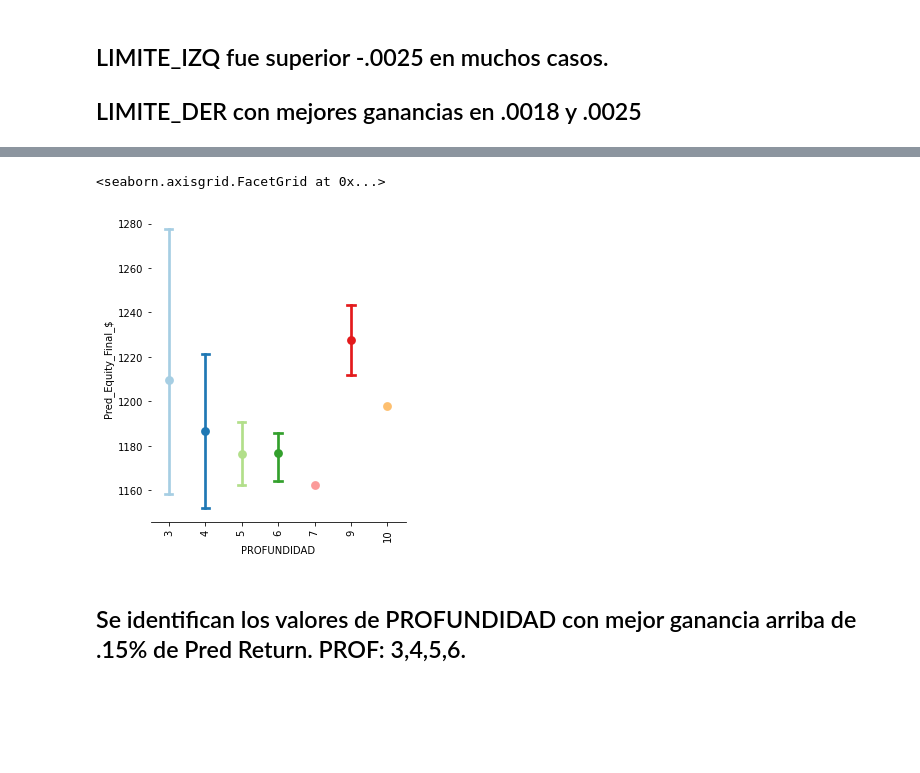
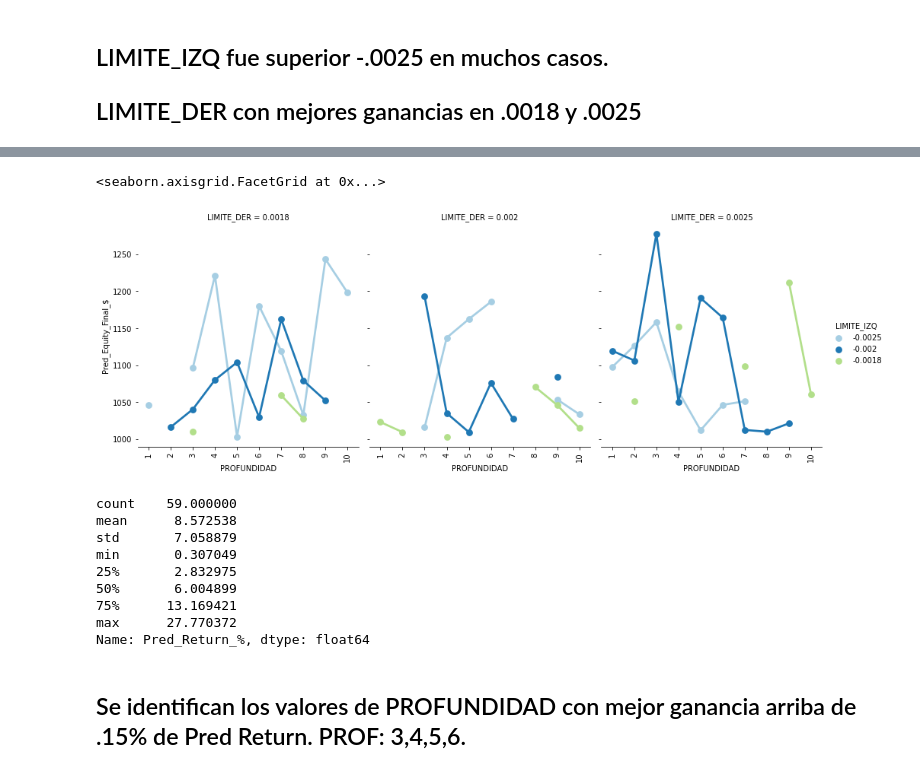
Before and after one commit to mawrer/forex_prediction, a Jupyter notebook: Jupyter Notebooks/IDI4/Pipeline/pipeline-2.ipynb, the cells around one changed output, grey strips where cells are left out. Saved outputs shown, nothing was run; the diff lists cells and outputs as text; code cells hidden in the pictures; blank space fills up the shorter version.

```diff
--- a/Jupyter Notebooks/IDI4/Pipeline/pipeline-2.ipynb
+++ b/Jupyter Notebooks/IDI4/Pipeline/pipeline-2.ipynb
@@ -460,7 +460,7 @@ g.despine(left=True)
 
 ## LIMITE_DER con mejores ganancias en .0018 y .0025
 # %%
-winners = this_model.loc[this_model['Pred_Return_%'] >= 15]
+winners = this_model.loc[this_model['Pred_Return_%'] > 0]
 winners
 # %% [output]
 |  | Model_Name | FRECUENCIA | LIMITE_IZQ | LIMITE_DER | PROFUNDIDAD | BALANCED | VAL_PCT | TEST_PCT | ACC_TEST | ... |
@@ -482,14 +496,26 @@ winners
 # %%
 
 
 # Draw a pointplot to show pulse as a function of three categorical factors
-g = sns.catplot(x="PROFUNDIDAD", y="Pred_Equity_Final_$", hue="PROFUNDIDAD", #col="LIMITE_DER",
+g = sns.catplot(x="PROFUNDIDAD", y="Pred_Equity_Final_$", hue="LIMITE_IZQ", col="LIMITE_DER",
                 capsize=.2, palette="Paired", height=5, aspect=.9,
                 kind="point", data=winners)
 g.set_xticklabels(rotation=90)
 g.despine(left=True)
 # %% [output]
 <seaborn.axisgrid.FacetGrid at 0x...>
-[figure, old version]
+[figure, new version]
+# %%
+winners['Pred_Return_%'].describe()
+# %% [output]
+count    59.000000
+mean      8.572538
+std       7.058879
+min       0.307049
+25%       2.832975
+50%       6.004899
+75%      13.169421
+max      27.770372
+Name: Pred_Return_%, dtype: float64
 # %% [markdown]
 ## Se identifican los valores de PROFUNDIDAD con mejor ganancia arriba de .15% de Pred Return. PROF: 3,4,5,6.
```
Also changed, not shown: parts of 2 cells of this notebook, 6 other files.
